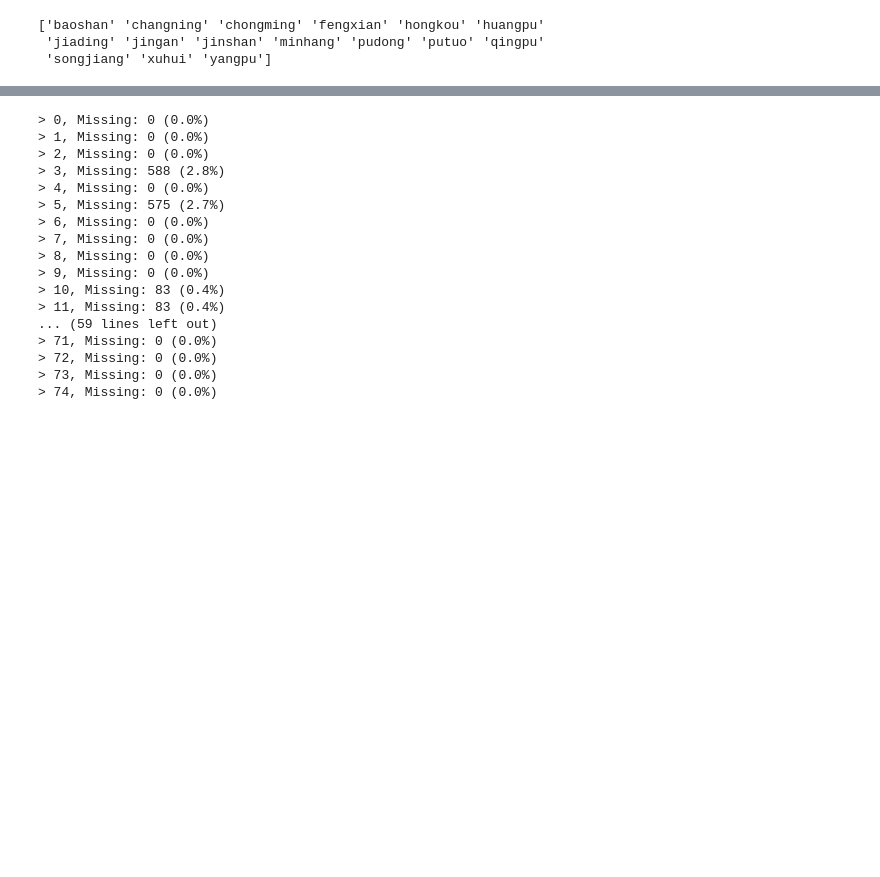
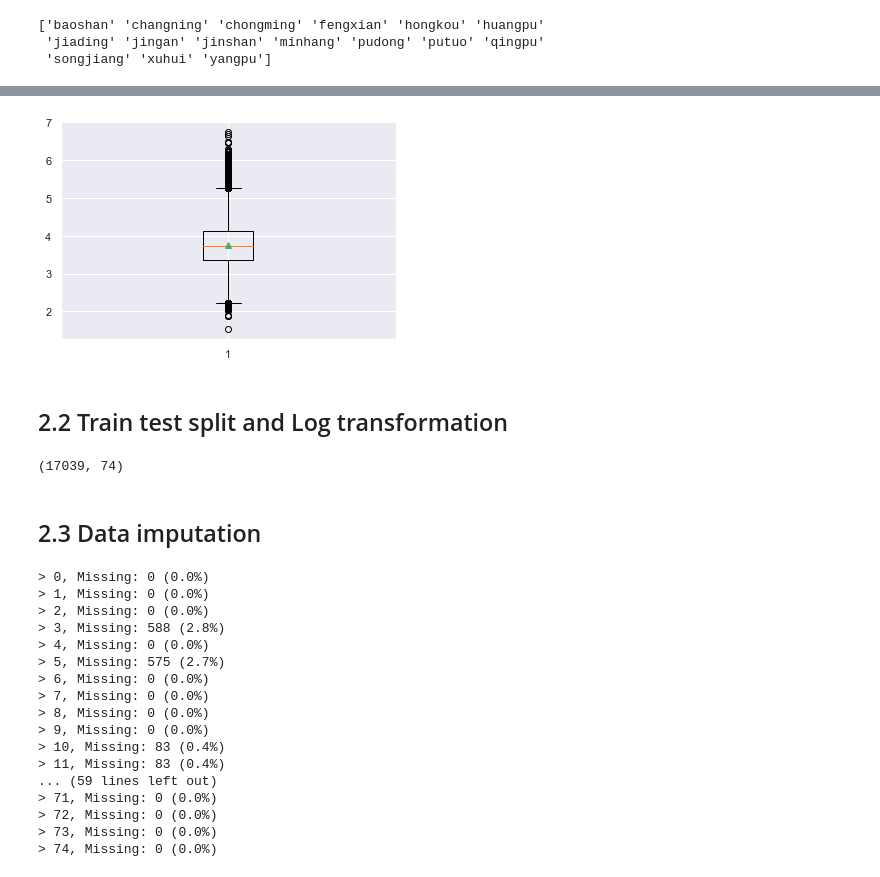
Before and after one commit to hyj55/STAT4011_Project1, a Jupyter notebook: code/data_preprocessing.ipynb, the cells around one changed output, grey strips where cells are left out. Cells and saved outputs as stored; diff of their text form; code cells hidden in the pictures; blank space fills up the shorter version.

```diff
--- a/code/data_preprocessing.ipynb
+++ b/code/data_preprocessing.ipynb
@@ -656,3 +686,20 @@ Missing data summary
+# %%
+pyplot.boxplot(df1['log_price'],showmeans=True)
+pyplot.savefig("log_price1.jpg")
+# %% [output]
+[figure, added]
+# %% [markdown]
+## 2.2 Train test split and Log transformation
+# %%
+X = df1.drop(columns=['price'])
+y = df1['price']/1000
+log_y = np.log(y)
+Xtrain,Xtest,ytrain,ytest=train_test_split(X,log_y,test_size=0.2,random_state=4011)
+Xtrain.shape
+# %% [output]
+(17039, 74)
+# %% [markdown]
+## 2.3 Data imputation
 # %%
 # summarize the number of rows with missing values for each column
 for i in range(df1.shape[1]):
```
Also changed, not shown: parts of 12 cells of this notebook.
